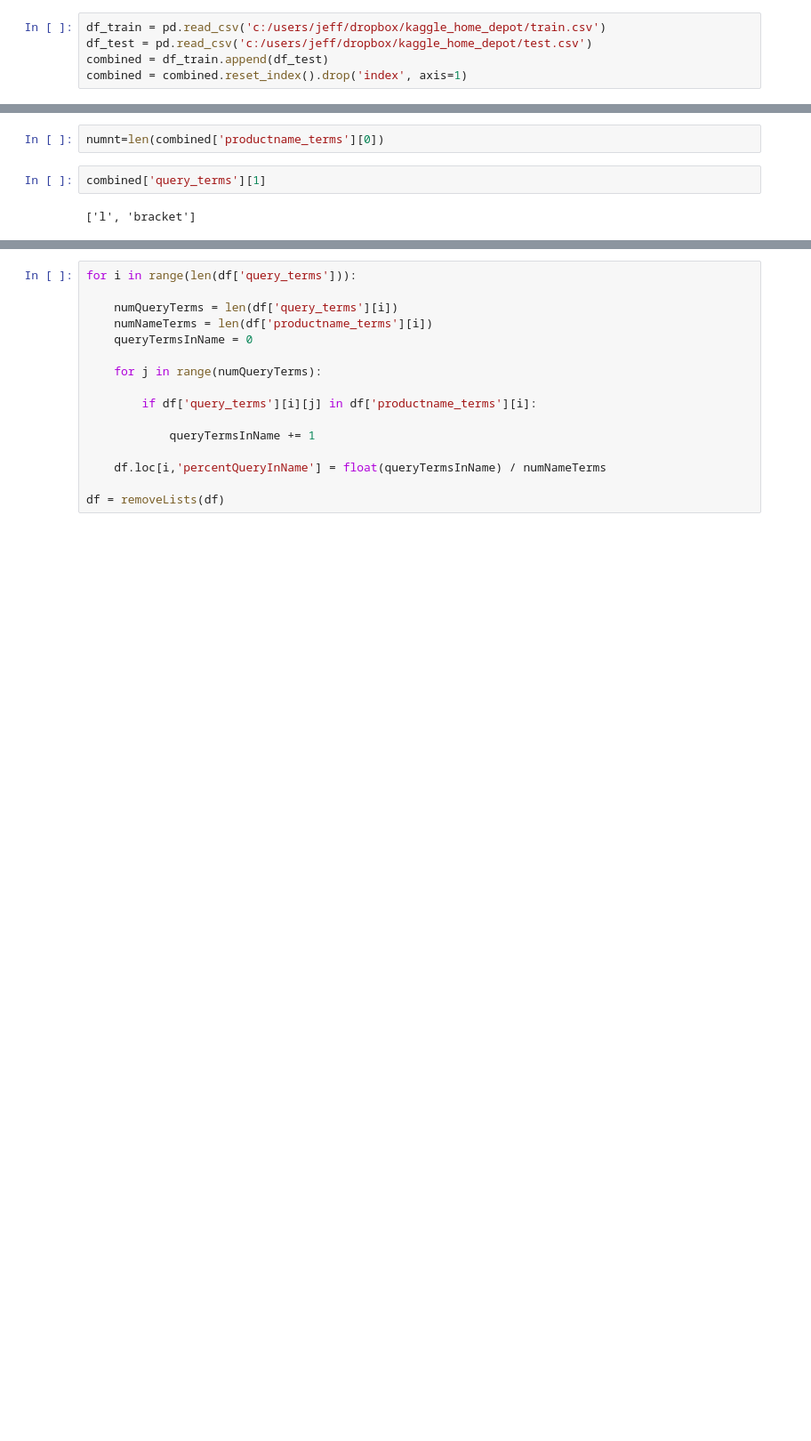
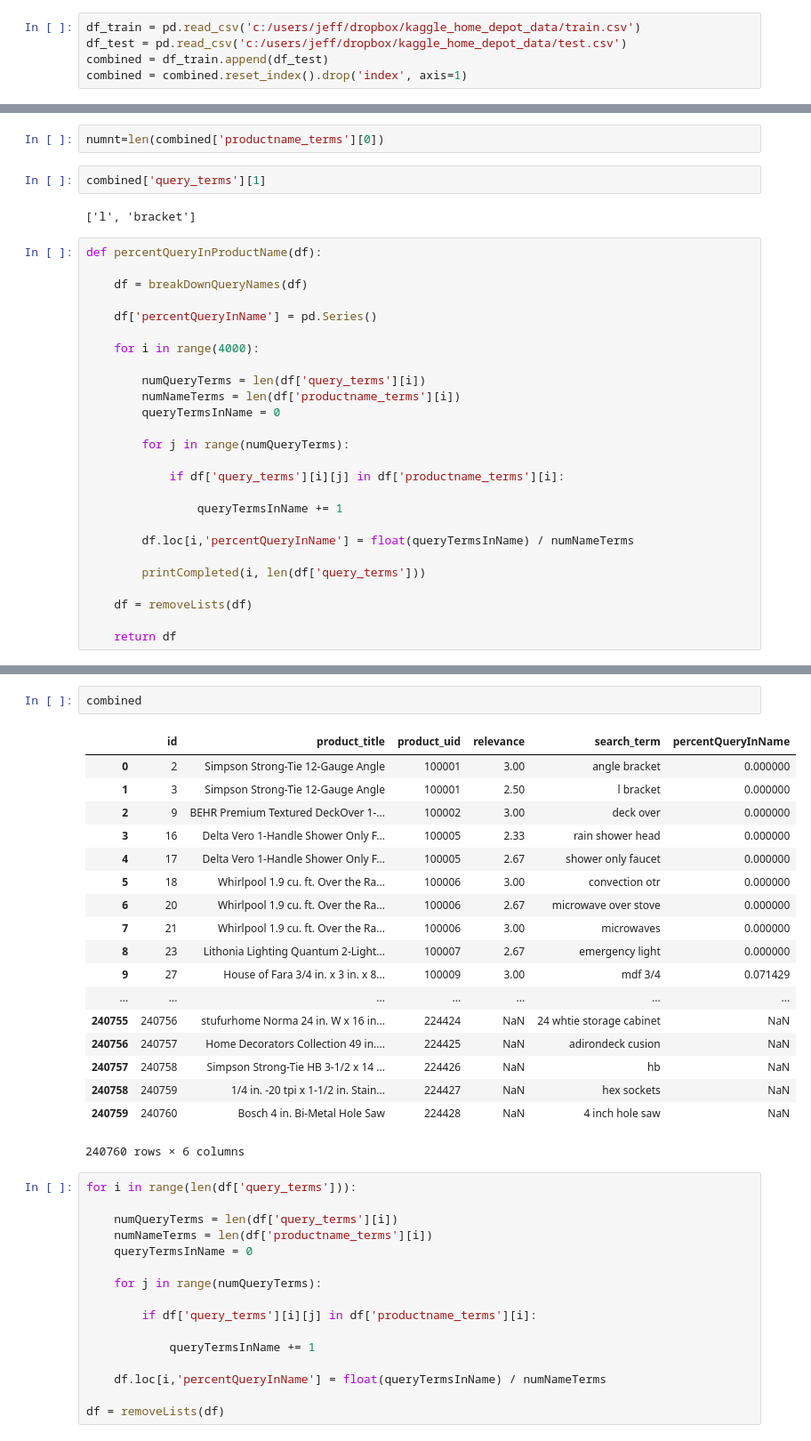
Before and after one commit to pbnjeff89/KaggleHomeDepot, a Jupyter notebook: test_notebook.ipynb, the cells around one changed output, grey strips where cells are left out. Shown: that part at 89% size. Cells and saved outputs as stored; diff of their text form; blank space fills up the shorter version.

```diff
--- a/test_notebook.ipynb
+++ b/test_notebook.ipynb
@@ -177,8 +177,8 @@ for i in range(len(df['query_terms'])):
 
         df['BothHaveNumbers'] = False
 # %%
-df_train = pd.read_csv('c:/users/jeff/dropbox/kaggle_home_depot/train.csv')
-df_test = pd.read_csv('c:/users/jeff/dropbox/kaggle_home_depot/test.csv')
+df_train = pd.read_csv('c:/users/jeff/dropbox/kaggle_home_depot_data/train.csv')
+df_test = pd.read_csv('c:/users/jeff/dropbox/kaggle_home_depot_data/test.csv')
 combined = df_train.append(df_test)
 combined = combined.reset_index().drop('index', axis=1)
 # %%
@@ -224,3 +222,29 @@ numnt=len(combined['productname_terms'][0])
 combined['query_terms'][1]
 # %% [output]
 ['l', 'bracket']
+# %%
+def percentQueryInProductName(df):
+
+    df = breakDownQueryNames(df)
+
+    df['percentQueryInName'] = pd.Series()
+
+    for i in range(4000):
+
+        numQueryTerms = len(df['query_terms'][i])
+        numNameTerms = len(df['productname_terms'][i])
+        queryTermsInName = 0
+
+        for j in range(numQueryTerms):
+
+            if df['query_terms'][i][j] in df['productname_terms'][i]:
+
+                queryTermsInName += 1
+
+        df.loc[i,'percentQueryInName'] = float(queryTermsInName) / numNameTerms
+
+        printCompleted(i, len(df['query_terms']))
+
+    df = removeLists(df)
+
+    return df
@@ -227,3 +268,24 @@ combined['query_terms'][1]
+# %%
+combined
+# %% [output]
+|  | id | product_title | product_uid | relevance | search_term | percentQueryInName |
+| 0 | 2 | Simpson Strong-Tie 12-Gauge Angle | 100001 | 3.00 | angle bracket | 0.000000 |
+| 1 | 3 | Simpson Strong-Tie 12-Gauge Angle | 100001 | 2.50 | l bracket | 0.000000 |
+| 2 | 9 | BEHR Premium Textured DeckOver 1-... | 100002 | 3.00 | deck over | 0.000000 |
+| 3 | 16 | Delta Vero 1-Handle Shower Only F... | 100005 | 2.33 | rain shower head | 0.000000 |
+| 4 | 17 | Delta Vero 1-Handle Shower Only F... | 100005 | 2.67 | shower only faucet | 0.000000 |
+| 5 | 18 | Whirlpool 1.9 cu. ft. Over the Ra... | 100006 | 3.00 | convection otr | 0.000000 |
+| 6 | 20 | Whirlpool 1.9 cu. ft. Over the Ra... | 100006 | 2.67 | microwave over stove | 0.000000 |
+| 7 | 21 | Whirlpool 1.9 cu. ft. Over the Ra... | 100006 | 3.00 | microwaves | 0.000000 |
+| 8 | 23 | Lithonia Lighting Quantum 2-Light... | 100007 | 2.67 | emergency light | 0.000000 |
+| 9 | 27 | House of Fara 3/4 in. x 3 in. x 8... | 100009 | 3.00 | mdf 3/4 | 0.071429 |
+| ... | ... | ... | ... | ... | ... | ... |
+| 240755 | 240756 | stufurhome Norma 24 in. W x 16 in... | 224424 | NaN | 24 whtie storage cabinet | NaN |
+| 240756 | 240757 | Home Decorators Collection 49 in.... | 224425 | NaN | adirondeck cusion | NaN |
+| 240757 | 240758 | Simpson Strong-Tie HB 3-1/2 x 14 ... | 224426 | NaN | hb | NaN |
+| 240758 | 240759 | 1/4 in. -20 tpi x 1-1/2 in. Stain... | 224427 | NaN | hex sockets | NaN |
+| 240759 | 240760 | Bosch 4 in. Bi-Metal Hole Saw | 224428 | NaN | 4 inch hole saw | NaN |
+240760 rows × 6 columns
 # %%
 for i in range(len(df['query_terms'])):
 
```
Also changed, not shown: parts of 6 cells of this notebook, 2 other files.
